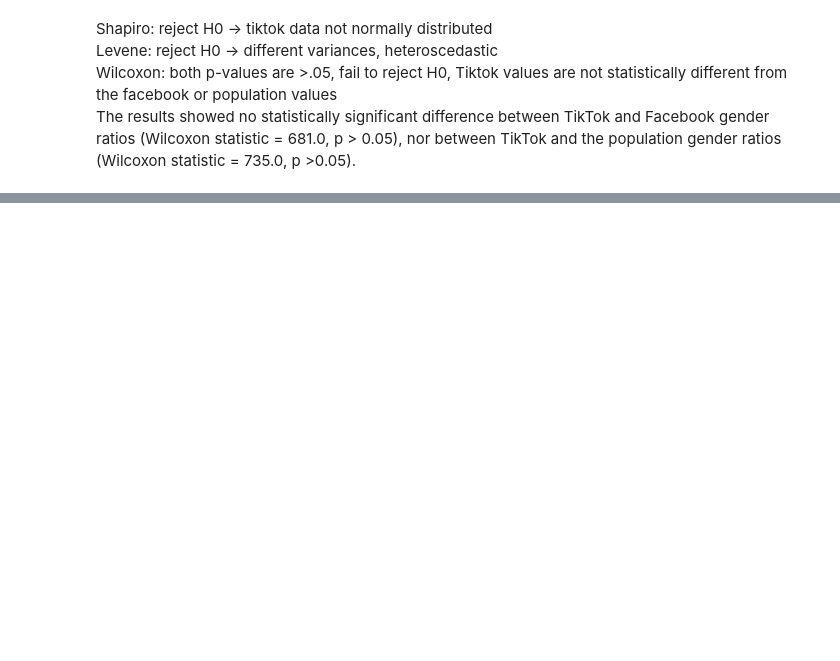
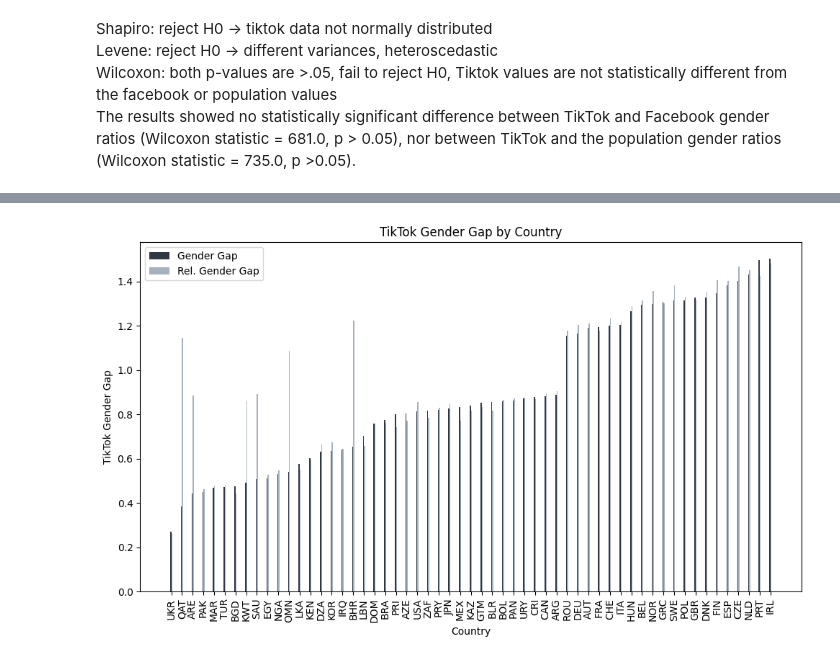
Before and after one commit to hschwed/PDSAI, a Jupyter notebook: poster_input/analyses.ipynb, the cells around one changed output, grey strips where cells are left out. Cells and saved outputs as stored; diff of their text form; code cells hidden in the pictures; blank space fills up the shorter version.

```diff
--- a/poster_input/analyses.ipynb
+++ b/poster_input/analyses.ipynb
@@ -142,0 +241,22 @@ KeyError: "['Variable'] not in index"
+# %%
+
+df = pd.read_csv("../outputs/gap_by_country.csv")
+# Plot histogram of TikTok penetration by age bucket
+plt.figure(figsize=(10, 6))
+df = df.sort_values(by='tt_fm')
+x = np.arange(len(df['country_code']))  # label locations
+width = 0.1
+plt.bar(x - width/2, df['tt_fm'], width, label='Gender Gap', color='#303845')
+plt.bar(x + width/2, df['relative_gap'], width, label='Rel. Gender Gap', color='#7F91A7', alpha=0.7)
+
+# Labeling
+plt.xlabel("Country")
+plt.ylabel("TikTok Gender Gap")
+plt.title("TikTok Gender Gap by Country")
+plt.xticks(rotation=90)
+plt.xticks(x, df['country_code'])
+plt.legend()
+plt.tight_layout()
+plt.show()
+# %% [output]
+[figure, added]
```
Also changed, not shown: parts of 5 cells of this notebook.
